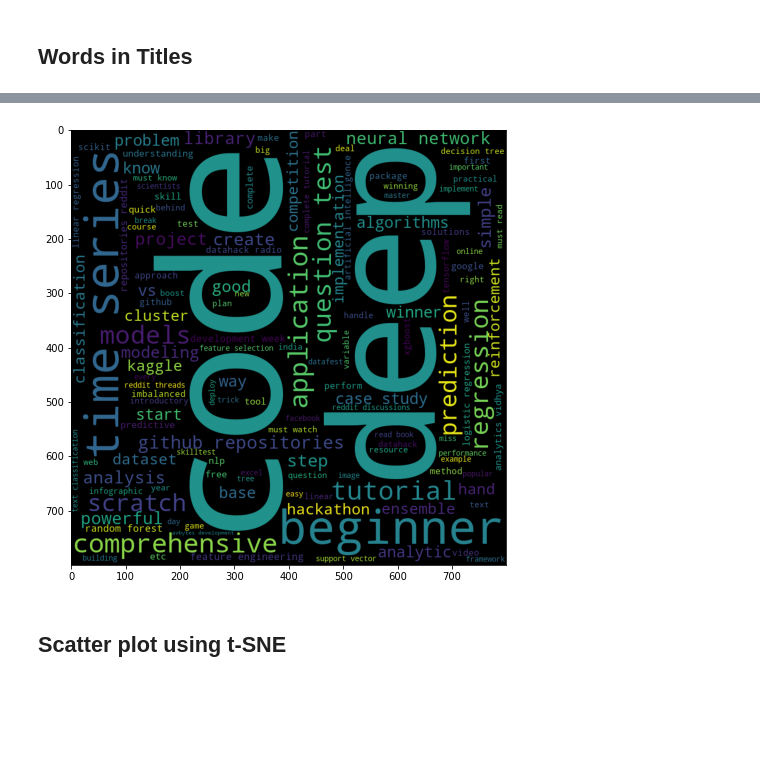
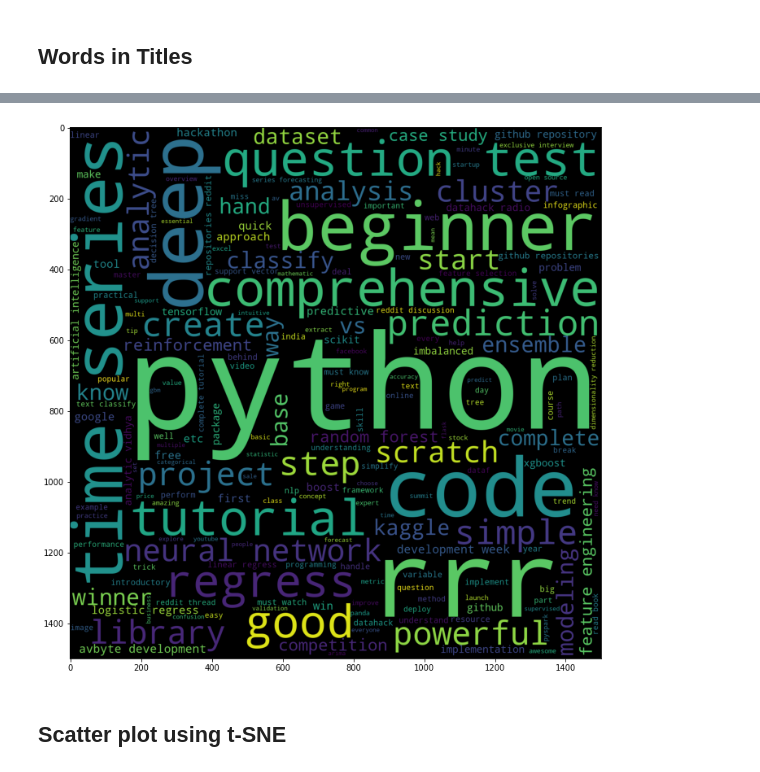
Before and after one commit to sanjaydasgupta/data-mining-of-website-articles, a Jupyter notebook: ml-blogs-eda.ipynb, the cells around one changed output, grey strips where cells are left out. Saved outputs shown, nothing was run; the diff lists cells and outputs as text; code cells hidden in the pictures; blank space fills up the shorter version.

```diff
--- a/ml-blogs-eda.ipynb
+++ b/ml-blogs-eda.ipynb
@@ -53,20 +83,20 @@ set
 # %%
-titles = df2['title'].str.cat(sep=' ')
+titles = df2['title_clean'].str.cat(sep=' ')
 lemmas = ' '.join([tok.lemma_ for tok in spacy_instance(titles)]).lower()
-domain_words = """top machine learning ml ai learn data science introduction algorithm scientist guide
- model build technique solution using use python ultimate pron datum""".split()
+domain_words = """application top machine learning ml ai learn data science introduction algorithm scientist guide
+ model build technique solution using use ultimate pron datum""".split()
 stopwords = set(list(STOPWORDS) + domain_words)
 
-wordcloud = WordCloud(width = 800, height = 800,
+wordcloud = WordCloud(width = 1500, height = 1500,
                 background_color ='black',
                 stopwords = stopwords,
-                min_font_size = 10).generate(lemmas)
+                min_font_size = 10).generate(titles)
+
+fig, ax = plt.subplots(1, 1, figsize = (12, 12))
+ax.imshow(wordcloud)
+None
+# %% [output]
+[figure, added]
-# %%
-fig, ax = plt.subplots(1, 1, figsize = (8, 8))
-ax.imshow(wordcloud)
-None
-# %% [output]
-[figure, removed]
 # %% [markdown]
 ## Scatter plot using t-SNE
 # %%
```
Also changed, not shown: parts of 9 cells of this notebook.
